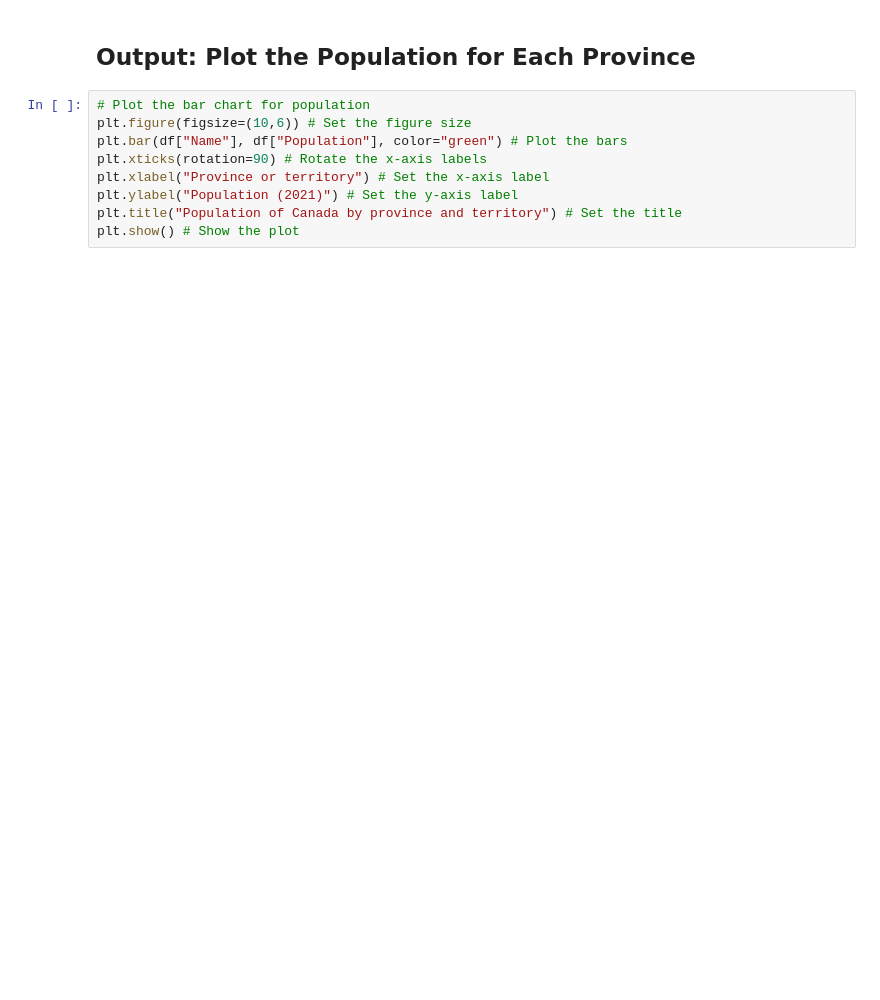
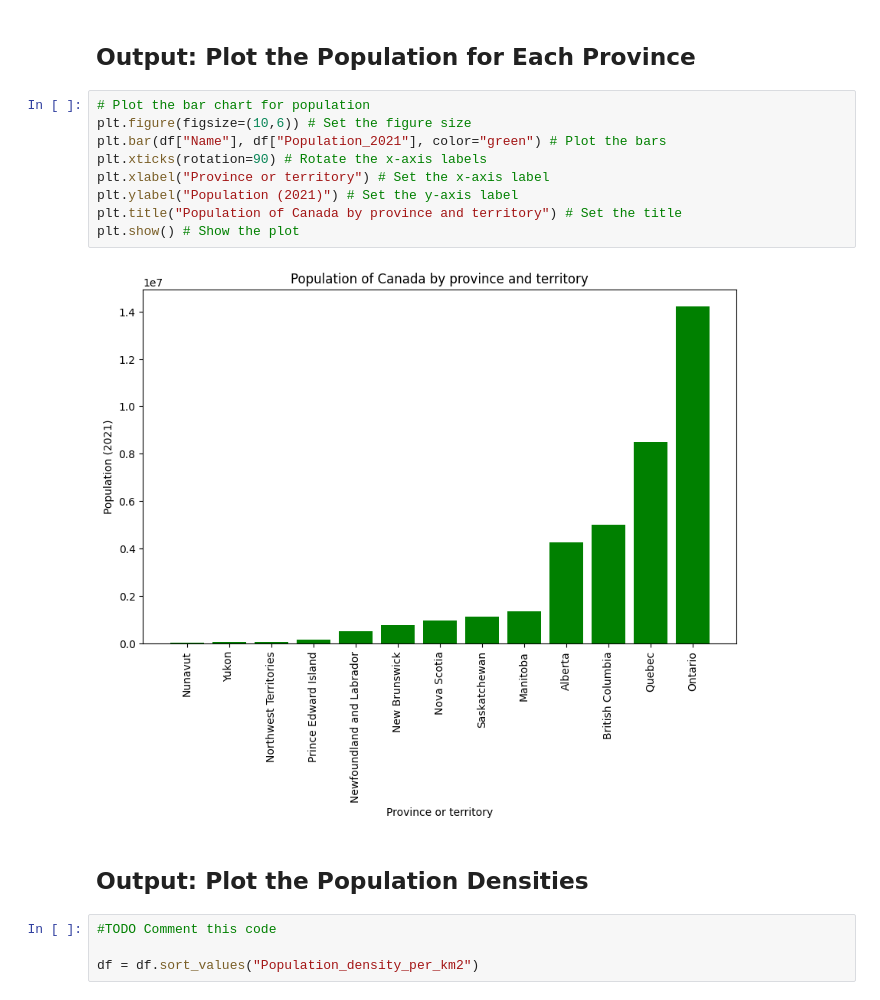
Before and after one commit to pbeens/Data-Analysis, a Jupyter notebook: Wikipedia/Canadian-Population-Barchart.ipynb, the cells around one changed output. Drawn from its saved outputs; the diff is of its cells as text; blank space fills up the shorter version.

```diff
--- a/Wikipedia/Canadian-Population-Barchart.ipynb
+++ b/Wikipedia/Canadian-Population-Barchart.ipynb
@@ -191,12 +235,20 @@ df.head()
 # %%
 # Plot the bar chart for population
 plt.figure(figsize=(10,6)) # Set the figure size
-plt.bar(df["Name"], df["Population"], color="green") # Plot the bars
+plt.bar(df["Name"], df["Population_2021"], color="green") # Plot the bars
 plt.xticks(rotation=90) # Rotate the x-axis labels
 plt.xlabel("Province or territory") # Set the x-axis label
 plt.ylabel("Population (2021)") # Set the y-axis label
 plt.title("Population of Canada by province and territory") # Set the title
 plt.show() # Show the plot
+# %% [output]
+[figure, added]
+# %% [markdown]
+## Output: Plot the Population Densities
+# %%
+#TODO Comment this code
+
+df = df.sort_values("Population_density_per_km2")
 # %%
 # Plot the bar chart for density
 plt.figure(figsize=(10,6)) # Set the figure size
```
Also changed, not shown: parts of 14 cells of this notebook.
